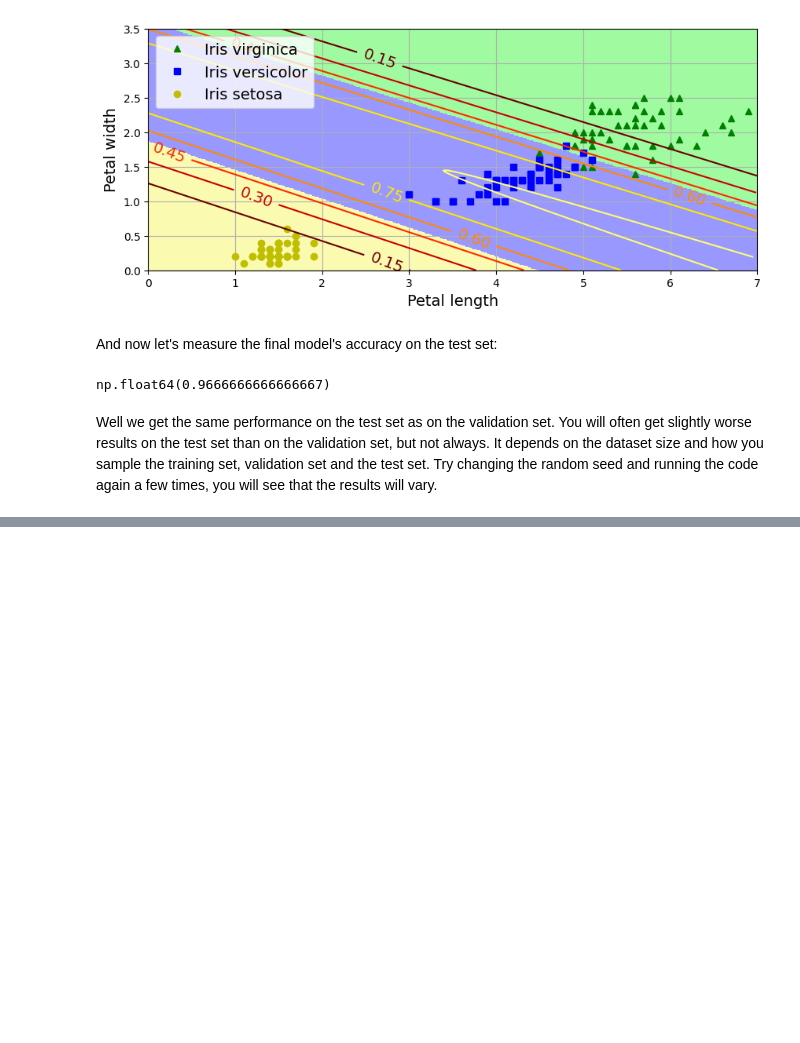
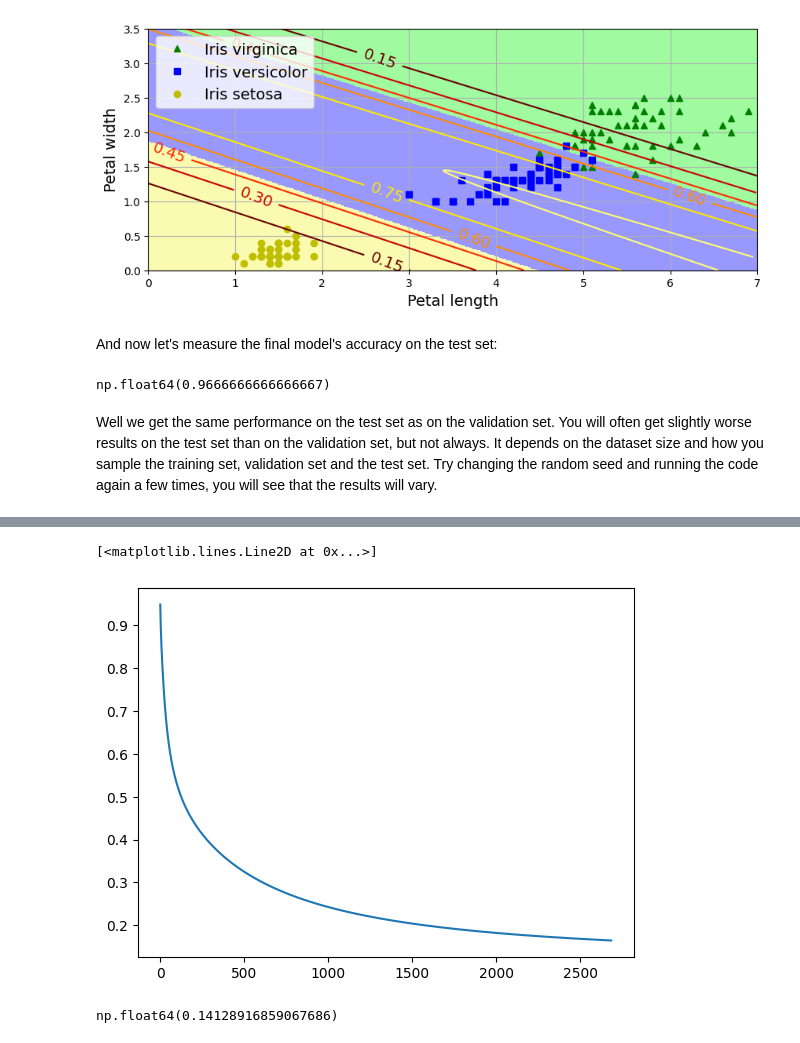
Before and after one commit to 07-khanh/Hands-On-ML, a Jupyter notebook: 04_training_linear_models.ipynb, the cells around one changed output, grey strips where cells are left out. Drawn from its saved outputs; the diff is of its cells as text; code cells hidden in the pictures; blank space fills up the shorter version.

```diff
--- a/04_training_linear_models.ipynb
+++ b/04_training_linear_models.ipynb
@@ -1241,0 +1272,2 @@ Well we get the same performance on the test set as on the validation set. You w
+# %%
+X = scaler(X)
@@ -1241,0 +1303,41 @@ Well we get the same performance on the test set as on the validation set. You w
+# %%
+def batch_gd(X_train, y_train, X_val, y_val, max_iter, no_change_iter=50, eps=1e-3, lr=0.1, C=1.0):
+  n_classes = len(np.unique(y))
+  losses = []
+  batch_size = len(X_train)
+
+  rng = np.random.default_rng(seed=42)
+  theta = np.random.rand(X.shape[-1], n_classes)
+  no_change = 0
+  best_loss = np.inf
+  best_theta = theta.copy()
+
+  y_train_onehot = one_hot(y_train, n_classes)
+  y_val_onehot = one_hot(y_val, n_classes)
+
+  for epoch in range(max_iter):
+
+    proba_train = softmax(X_train, theta)
+    proba_val = softmax(X_val, theta)
+    val_loss = cross_entropy(proba_val, y_val_onehot)
+    losses.append(val_loss)
+
+    if (epoch % 100 == 0):
+      print(f"Iter {epoch}: val loss = {val_loss:.4f}")
+
+    if val_loss < best_loss - eps:
+      no_change = 0
+      best_loss = val_loss
+      best_theta = theta.copy()
+    else:
+      no_change += 1
+      if no_change >= no_change_iter:
+        print(f"Early stopping! Best loss = {best_loss}")
+        break
+
+    grad = 1/batch_size * X_train.T @ (proba_train - y_train_onehot) + 2/(batch_size * C) * theta
+    theta -= lr * grad
+
+  return best_theta, losses
+# %%
+theta, losses = batch_gd(X_train, y_train, X_val, y_val, 100000, lr=0.1, C=50)
@@ -1241,0 +1362,5 @@ Well we get the same performance on the test set as on the validation set. You w
+# %%
+plt.plot(np.arange(len(losses)), losses)
+# %% [output]
+[<matplotlib.lines.Line2D at 0x...>]
+[figure, added]
@@ -1241,0 +1371,4 @@ Well we get the same performance on the test set as on the validation set. You w
+# %%
+test_loss
+# %% [output]
+np.float64(0.14128916859067686)
```
Also changed, not shown: parts of 19 cells of this notebook.
